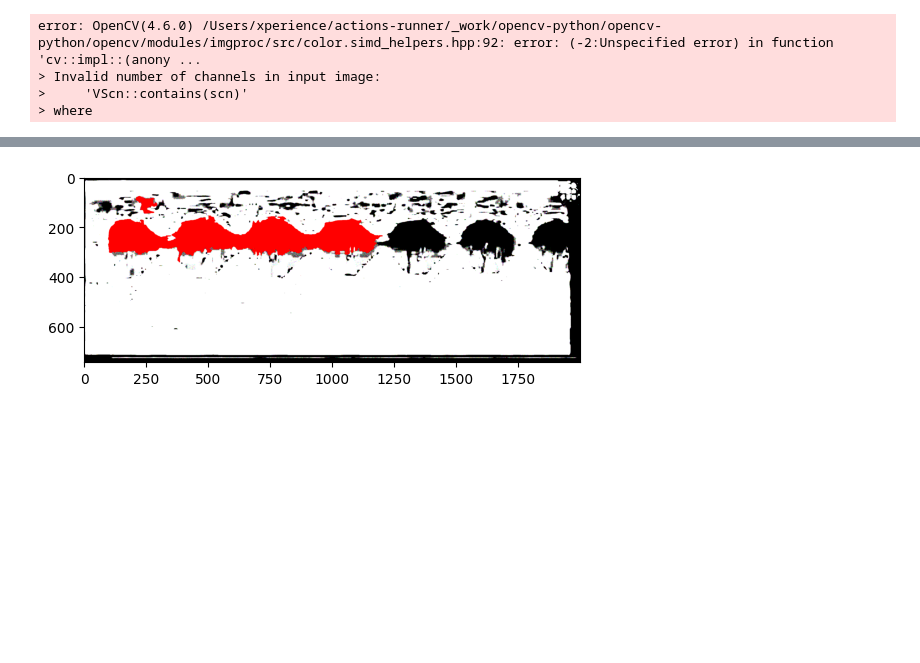
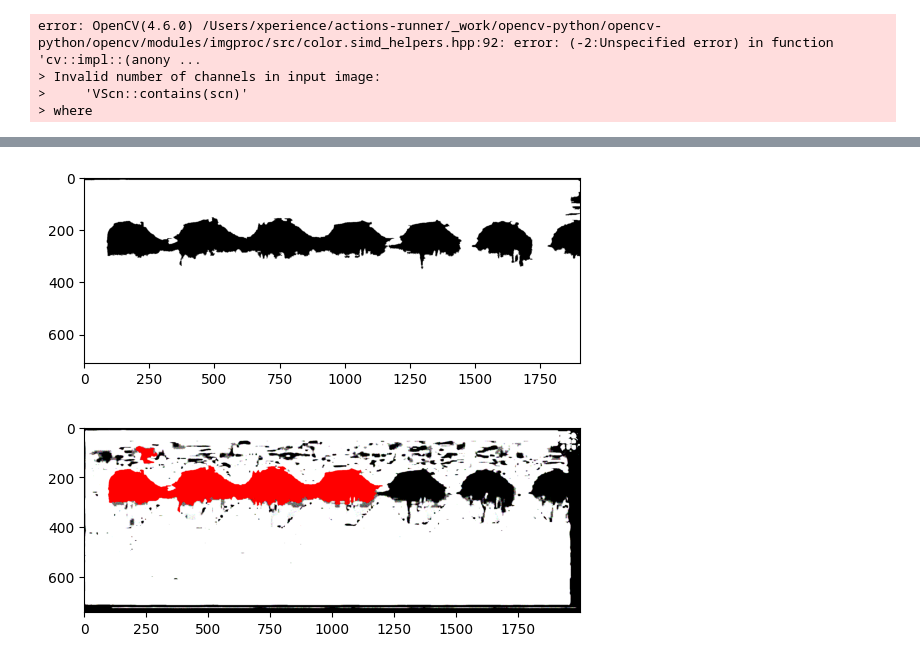
Before and after one commit to Onebu/HackMarato, a Jupyter notebook: cor.ipynb, the cells around one changed output, grey strips where cells are left out. Saved outputs shown, nothing was run; the diff lists cells and outputs as text; code cells hidden in the pictures; blank space fills up the shorter version.

```diff
--- a/cor.ipynb
+++ b/cor.ipynb
@@ -44,0 +78,2 @@ contours = sorted(contours, key=cv2.contourArea)
+# %%
+mask1 = np.ones(thresh2.shape[:2], dtype="uint8") * 255
@@ -45,3 +90,7 @@ contours = sorted(contours, key=cv2.contourArea)
+# %%
+implot = plt.imshow(255-mask1, cmap='gray')
+# %% [output]
+[figure, added]
 # %%
 cv2.drawContours(thresh2, [contours[-5]], -1, 255, cv2.FILLED, 1)
 implot = plt.imshow(thresh2, cmap='gray')
```
Also changed, not shown: parts of 8 cells of this notebook, 1 other file.
